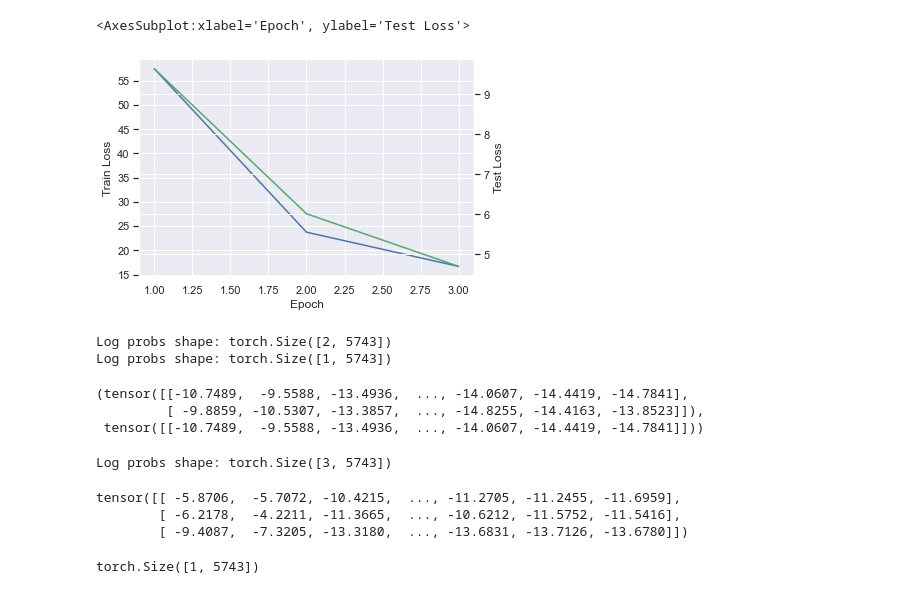
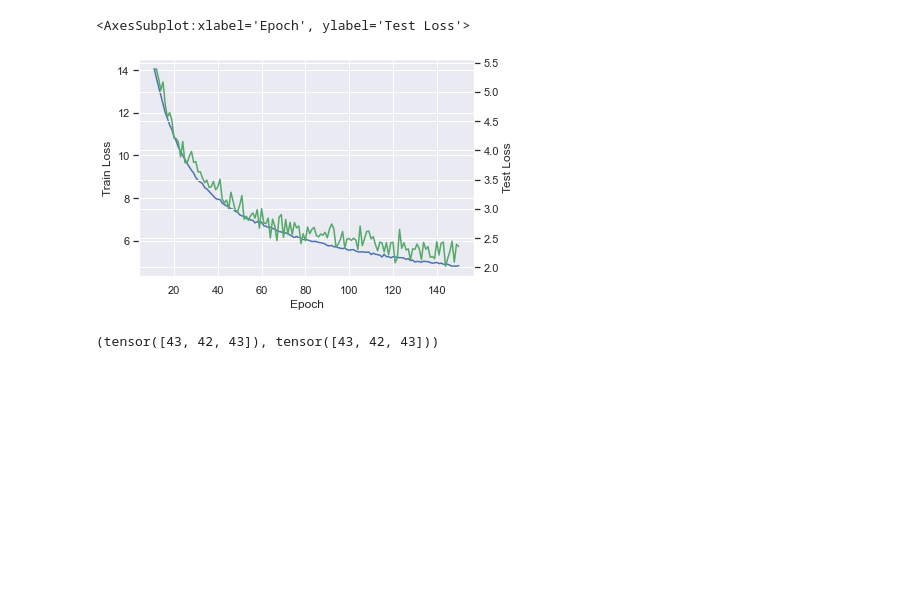
Before and after one commit to btbyrnes/geospatial, a Jupyter notebook: nb_geo_model_training.ipynb, the cells around one changed output. Drawn from its saved outputs; the diff is of its cells as text; code cells hidden in the pictures; blank space fills up the shorter version.

```diff
--- a/nb_geo_model_training.ipynb
+++ b/nb_geo_model_training.ipynb
@@ -9,9 +9,9 @@ import matplotlib.pyplot as plt
 import torch
 sns.set_theme()
 # %%
-batch_size = 512
+batch_size = 1024
 
-dataset = geoDataSet2("data/labels.npy","data/features.npy")
+dataset = geoDataSet("data/labels.npy","data/features.npy")
 number_samples = len(dataset)
 
 train_dataset, test_dataset = random_split(dataset, [round(number_samples*0.8),number_samples-round(number_samples*0.8)])
@@ -25,11 +25,9 @@ embedding_dimension = 10
 model = geoModel(unique_points+1, embedding_dimension, context_size)
 
 loss_function = nn.NLLLoss()
-optimizer = optim.SGD(model.parameters(), lr=1)
+optimizer = optim.SGD(model.parameters(), lr=0.1)
 # %%
 losses = ()
-for i in range(0,3):
+for i in range(0,50):
     losses = epoch(model, loss_function, optimizer, train_dataloader, test_dataloader=test_dataloader, model_save_path="model_save/model.pt")
-# with torch.no_grad():
-#     model.predict(dataset[1]["context"])
 # %% [output]
@@ -53,17 +51,13 @@ epoch 2 | test loss 4.699296
 # %%
 loss_df = pd.DataFrame({"Epoch":[i+1 for i in range(0,len(losses[0]))],"Train Loss":losses[0],"Test Loss":losses[1]})
 loss_df["delta"] = loss_df["Train Loss"] - loss_df["Test Loss"]
-sns.lineplot(data=loss_df[:],x="Epoch",y="Train Loss")
+sns.lineplot(data=loss_df[10:],x="Epoch",y="Train Loss")
 ax2 = plt.twinx()
-sns.lineplot(data=loss_df[:],x="Epoch",y="Test Loss", color="g", ax=ax2)
+sns.lineplot(data=loss_df[10:],x="Epoch",y="Test Loss", color="g", ax=ax2)
 # %% [output]
 <AxesSubplot:xlabel='Epoch', ylabel='Test Loss'>
-[figure, old version]
+[figure, new version]
 # %%
-model.predict(dataset[1:3]["context"]), model.predict(dataset[1]["context"])
+model.predict(dataset[1:4]["context"]), dataset[1:4]["target"]
 # %% [output]
-Log probs shape: torch.Size([2, 5743])
-Log probs shape: torch.Size([1, 5743])
+(tensor([43, 42, 43]), tensor([43, 42, 43]))
-(tensor([[-10.7489,  -9.5588, -13.4936,  ..., -14.0607, -14.4419, -14.7841],
-         [ -9.8859, -10.5307, -13.3857,  ..., -14.8255, -14.4163, -13.8523]]),
- tensor([[-10.7489,  -9.5588, -13.4936,  ..., -14.0607, -14.4419, -14.7841]]))
@@ -72,11 +63,0 @@ dataset2 = geoDataSet2("data/labels.npy","data/features.npy")
-# %%
-model.predict(train_dataset[1:4]["context"])
-# %% [output]
-Log probs shape: torch.Size([3, 5743])
-tensor([[ -5.8706,  -5.7072, -10.4215,  ..., -11.2705, -11.2455, -11.6959],
-        [ -6.2178,  -4.2211, -11.3665,  ..., -10.6212, -11.5752, -11.5416],
-        [ -9.4087,  -7.3205, -13.3180,  ..., -13.6831, -13.7126, -13.6780]])
-# %%
-y.shape
-# %% [output]
-torch.Size([1, 5743])
```
Also changed, not shown: parts of 4 cells of this notebook, 3 other files.
